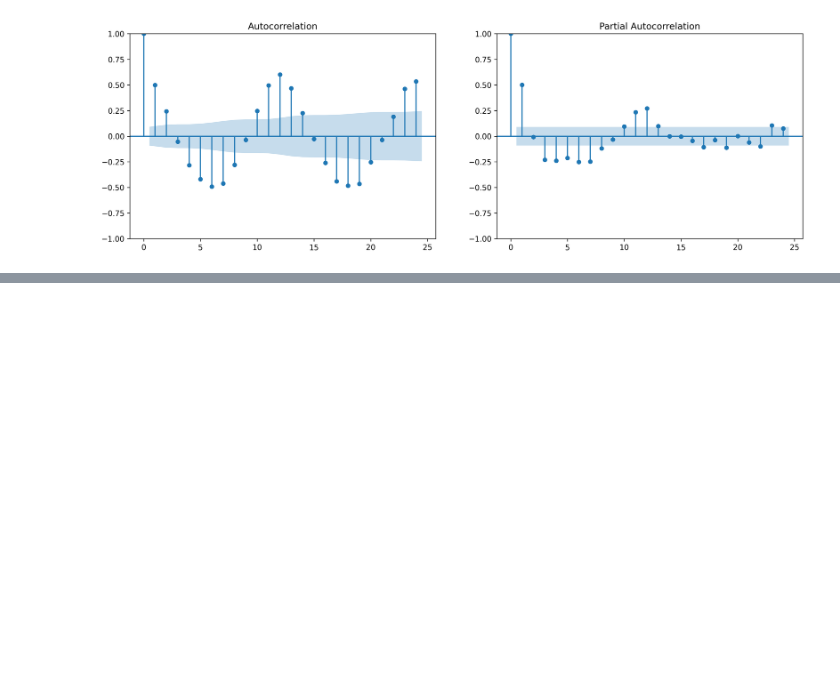
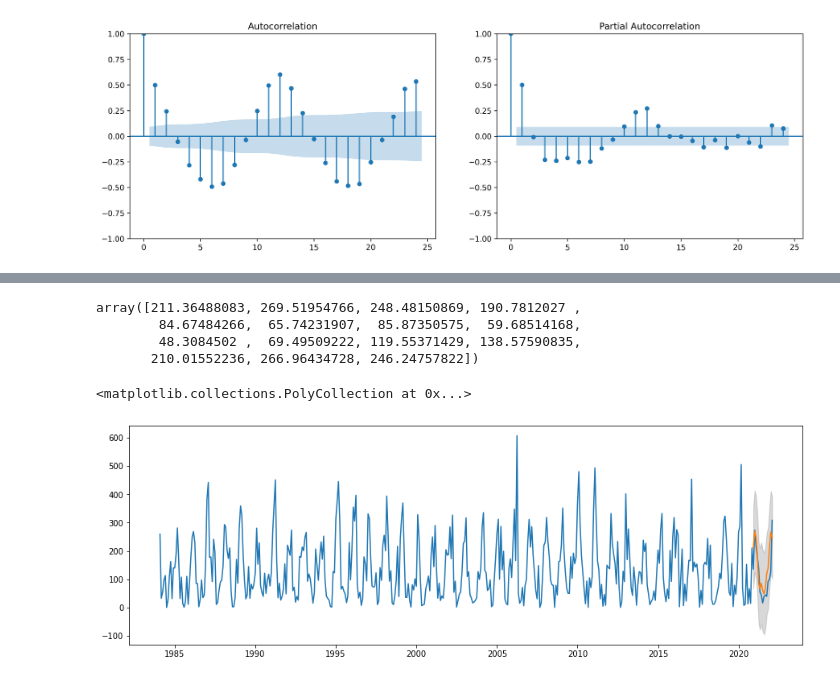
Before and after one commit to matheus-alv/time_series_precipitation, a Jupyter notebook: sarima_rainfall.ipynb, the cells around one changed output, grey strips where cells are left out. Cells and saved outputs as stored; diff of their text form; code cells hidden in the pictures; blank space fills up the shorter version.

```diff
--- a/sarima_rainfall.ipynb
+++ b/sarima_rainfall.ipynb
@@ -130,0 +153,14 @@ We find optimum features or order of the MA process using the ACF plot, as being
+# %%
+model = auto_arima(train,start_p=1, start_q=1,
+                      test='adf',
+                      max_p=5, max_q=5,
+                      m=12,
+                      d=0,
+                      seasonal='TRUE',
+                      start_P=1,
+                      start_Q=1,
+                      D=0,
+                      trace=True,
+                      error_action='ignore',
+                      suppress_warnings=True,
+                      stepwise=True)
@@ -130,0 +208,22 @@ We find optimum features or order of the MA process using the ACF plot, as being
+# %%
+prediction, confint = model.predict(n_periods=15, return_conf_int=True)
+# %%
+prediction
+# %% [output]
+array([211.36488083, 269.51954766, 248.48150869, 190.7812027 ,
+        84.67484266,  65.74231907,  85.87350575,  59.68514168,
+        48.3084502 ,  69.49509222, 119.55371429, 138.57590835,
+       210.01552236, 266.96434728, 246.24757822])
+# %%
+cf= pd.DataFrame(confint)
+# %%
+prediction_series = pd.Series(prediction,index=test.index)
+fig, ax = plt.subplots(1, 1, figsize=(15, 5))
+ax.plot(rainfall)
+ax.plot(prediction_series)
+ax.fill_between(prediction_series.index,
+                cf[0],
+                cf[1],color='grey',alpha=.3)
+# %% [output]
+<matplotlib.collections.PolyCollection at 0x...>
+[figure, added]
```
Also changed, not shown: parts of 24 cells of this notebook.
